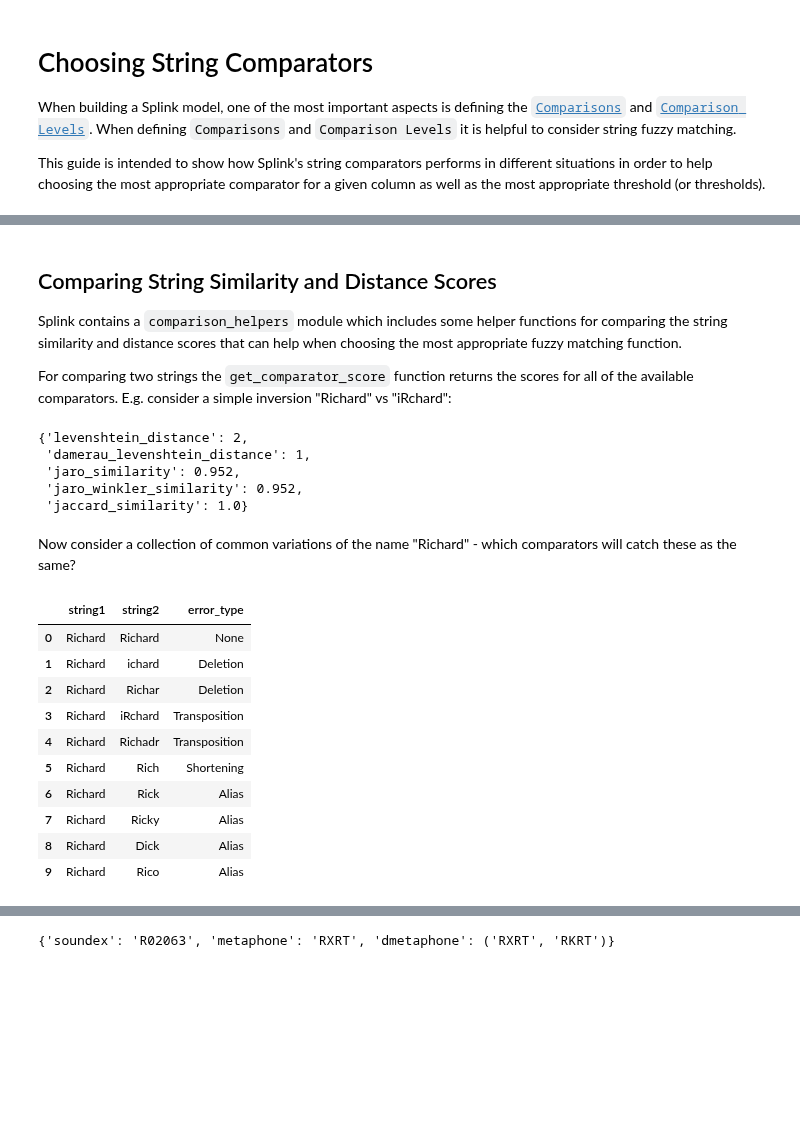
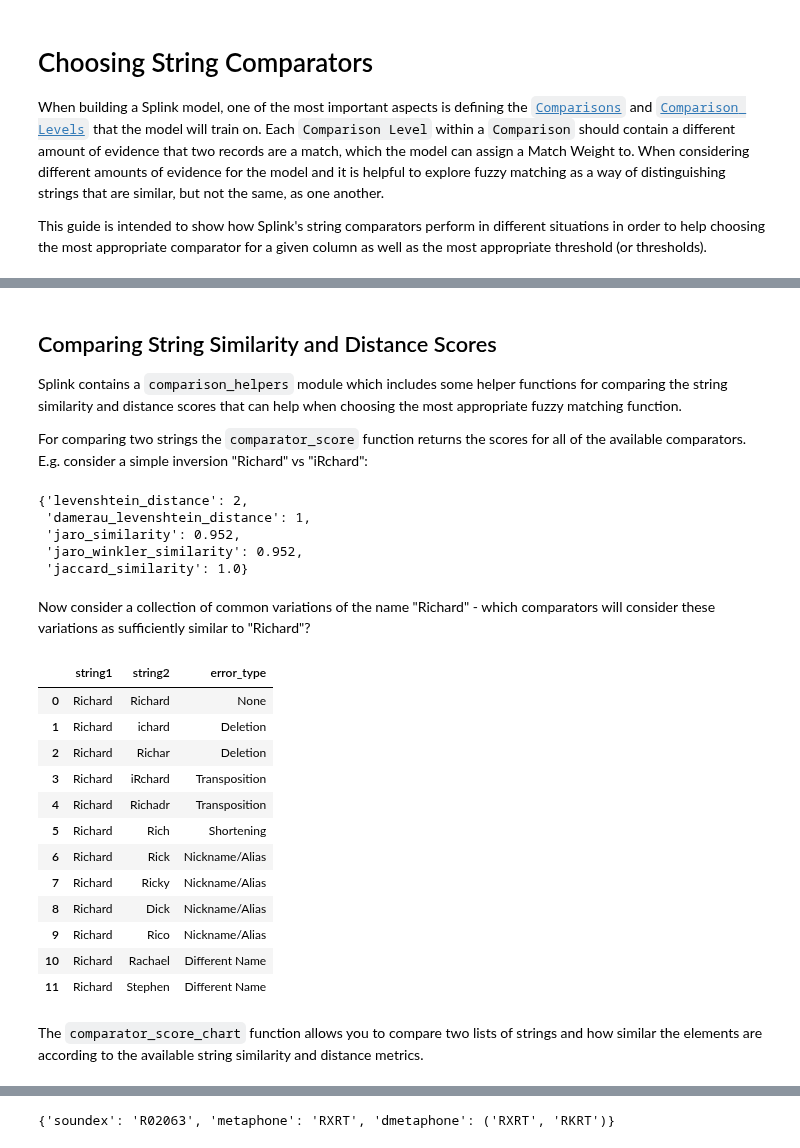
Before and after one commit to moj-analytical-services/splink, a Jupyter notebook: docs/topic_guides/choosing_comparators.ipynb, the cells around one changed output, grey strips where cells are left out. Drawn from its saved outputs; the diff is of its cells as text; code cells hidden in the pictures; blank space fills up the shorter version.

```diff
--- a/docs/topic_guides/choosing_comparators.ipynb
+++ b/docs/topic_guides/choosing_comparators.ipynb
@@ -3,9 +1,9 @@
 # %% [markdown]
 # Choosing String Comparators
 
-When building a Splink model, one of the most important aspects is defining the [`Comparisons`](../comparison.md) and [`Comparison Levels`](../comparison_level.md). When defining `Comparisons` and `Comparison Levels` it is helpful to consider string fuzzy matching.
+When building a Splink model, one of the most important aspects is defining the [`Comparisons`](../comparison.md) and [`Comparison Levels`](../comparison_level.md) that the model will train on. Each `Comparison Level` within a `Comparison` should contain a different amount of evidence that two records are a match, which the model can assign a Match Weight to. When considering different amounts of evidence for the model and it is helpful to explore fuzzy matching as a way of distinguishing strings that are similar, but not the same, as one another.
 
-This guide is intended to show how Splink's string comparators performs in different situations in order to help choosing the most appropriate comparator for a given column as well as the most appropriate threshold (or thresholds).
+This guide is intended to show how Splink's string comparators perform in different situations in order to help choosing the most appropriate comparator for a given column as well as the most appropriate threshold (or thresholds).
 # %% [markdown]
 ## What options are available when comparing strings?
 
@@ -25,7 +25,7 @@ where
 
 Splink contains a `comparison_helpers` module which includes some helper functions for comparing the string similarity and distance scores that can help when choosing the most appropriate fuzzy matching function.
 
-For comparing two strings the `get_comparator_score` function returns the scores for all of the available comparators. E.g. consider a simple inversion "Richard" vs "iRchard":
+For comparing two strings the `comparator_score` function returns the scores for all of the available comparators. E.g. consider a simple inversion "Richard" vs "iRchard":
 # %%
 import splink.comparison_helpers as ch
 
@@ -37,23 +37,27 @@ ch.comparator_score("Richard", "iRchard")
  'jaro_winkler_similarity': 0.952,
  'jaccard_similarity': 1.0}
 # %% [markdown]
-Now consider a collection of common variations of the name "Richard" - which comparators will catch these as the same?
+Now consider a collection of common variations of the name "Richard" - which comparators will consider these variations as sufficiently similar to "Richard"?
 # %%
 import pandas as pd
-data = {'string1': ['Richard', 'Richard', 'Richard', 'Richard', 'Richard', 'Richard', 'Richard', 'Richard', 'Richard', 'Richard'],
-        'string2': ['Richard', 'ichard', 'Richar','iRchard', 'Richadr',  'Rich', 'Rick', 'Ricky', 'Dick', 'Rico'],
-        'error_type': ['None', 'Deletion', 'Deletion', 'Transposition', 'Transposition', 'Shortening', 'Alias', 'Alias', 'Alias', 'Alias']}
+data = {'string1': ['Richard', 'Richard', 'Richard', 'Richard', 'Richard', 'Richard', 'Richard', 'Richard', 'Richard', 'Richard', 'Richard', 'Richard'],
+        'string2': ['Richard', 'ichard', 'Richar','iRchard', 'Richadr',  'Rich', 'Rick', 'Ricky', 'Dick', 'Rico', 'Rachael', 'Stephen'],
+        'error_type': ['None', 'Deletion', 'Deletion', 'Transposition', 'Transposition', 'Shortening', 'Nickname/Alias', 'Nickname/Alias', 'Nickname/Alias', 'Nickname/Alias', 'Different Name', 'Different Name']}
 df = pd.DataFrame(data)
 df
 # %% [output]
 |  | string1 | string2 | error_type |
 | 0 | Richard | Richard | None |
 | 1 | Richard | ichard | Deletion |
 | 2 | Richard | Richar | Deletion |
 | 3 | Richard | iRchard | Transposition |
 | 4 | Richard | Richadr | Transposition |
 | 5 | Richard | Rich | Shortening |
-| 6 | Richard | Rick | Alias |
-| 7 | Richard | Ricky | Alias |
-| 8 | Richard | Dick | Alias |
-| 9 | Richard | Rico | Alias |
+| 6 | Richard | Rick | Nickname/Alias |
+| 7 | Richard | Ricky | Nickname/Alias |
+| 8 | Richard | Dick | Nickname/Alias |
+| 9 | Richard | Rico | Nickname/Alias |
+| 10 | Richard | Rachael | Different Name |
+| 11 | Richard | Stephen | Different Name |
+# %% [markdown]
+The `comparator_score_chart` function allows you to compare two lists of strings and how similar the elements are according to the available string similarity and distance metrics.
```
Also changed, not shown: parts of 30 cells of this notebook, 3 other files.
